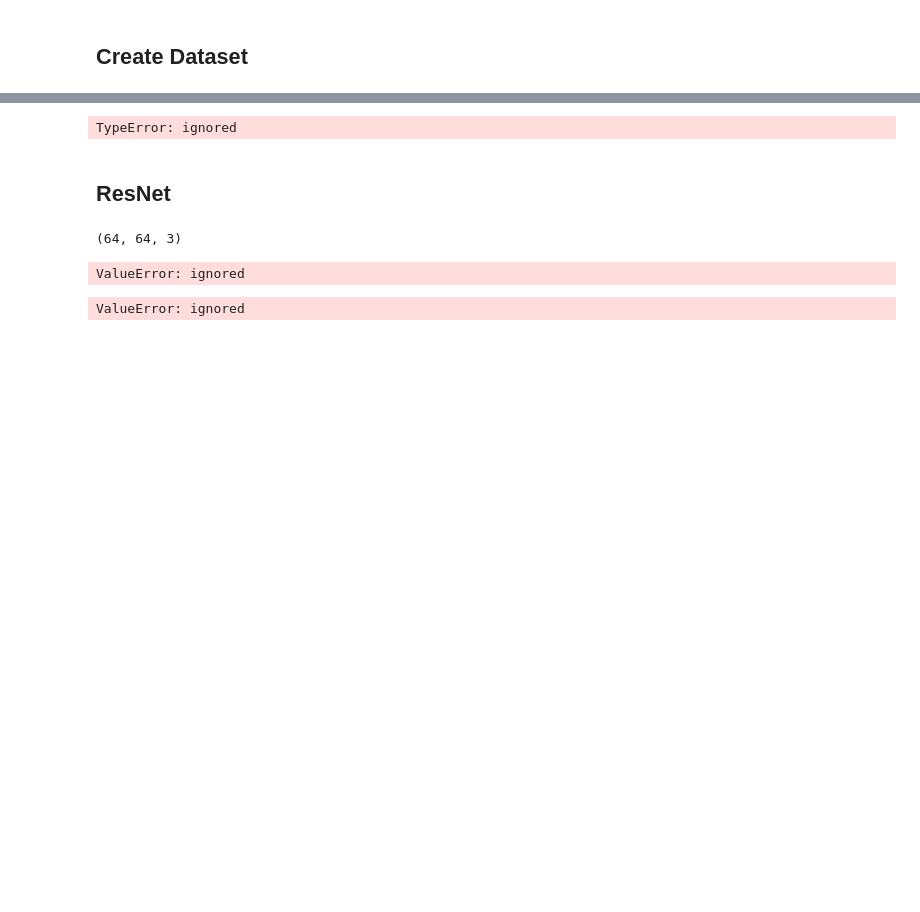
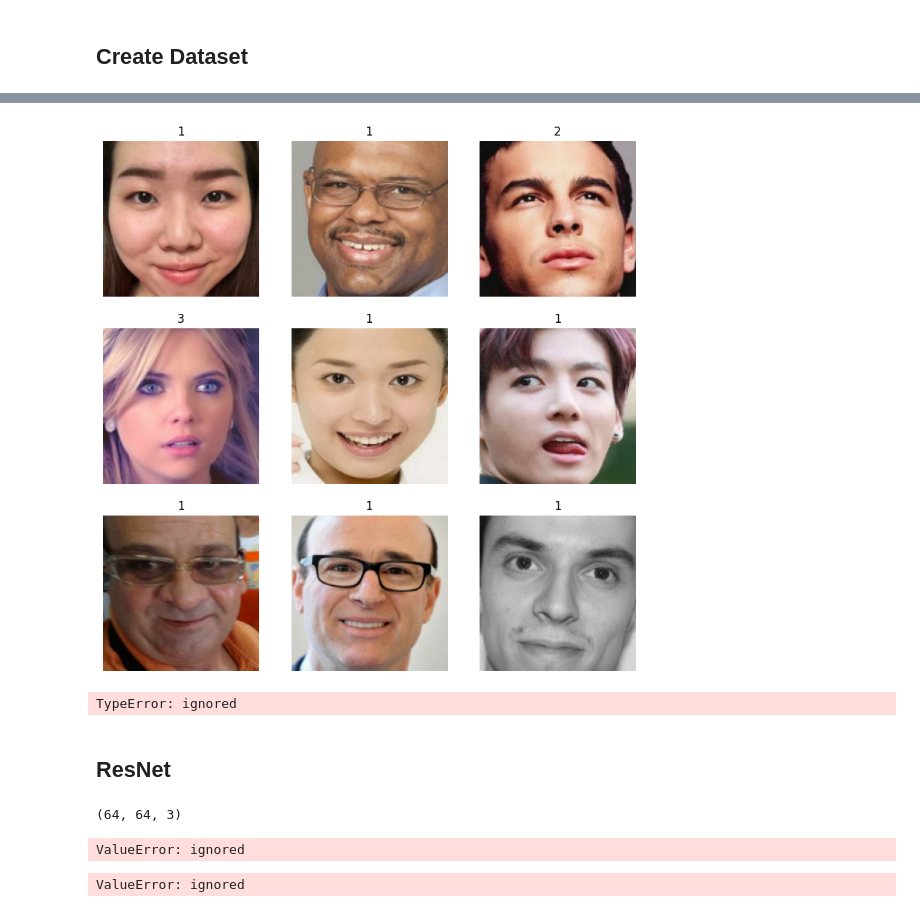
Before and after one commit to DennisR96/Emotion_Classifier, a Jupyter notebook: Emotion_Classifier.ipynb, the cells around one changed output, grey strips where cells are left out. Cells and saved outputs as stored; diff of their text form; code cells hidden in the pictures; blank space fills up the shorter version.

```diff
--- a/Emotion_Classifier.ipynb
+++ b/Emotion_Classifier.ipynb
@@ -83,2 +86,26 @@ To: /content/Emotion_Classifier/dataset/AffectNet.zip
 # %% [markdown]
 ## Create Dataset
+# %%
+image_size = (224, 224)
+batch_size = 128
+
+# Define a function to one-hot encode the integer labels
+def preprocess_labels(images, labels):
+    num_classes = 8  # Assuming you have 8 classes
+    return images, tf.one_hot(labels, num_classes)
+
+train_ds = tf.keras.utils.image_dataset_from_directory(
+    "dataset/AffectNet_ordered/train_set_ordered",
+    seed=1337,
+    image_size=image_size,
+    batch_size=batch_size,
+)
+train_ds = train_ds.map(preprocess_labels)
+
+
+val_ds = tf.keras.utils.image_dataset_from_directory(
+    "dataset/AffectNet_ordered/val_set_ordered",
+    seed=1337,
+    image_size=image_size,
+    batch_size=batch_size,
+)
@@ -84,0 +115,4 @@ To: /content/Emotion_Classifier/dataset/AffectNet.zip
+# %%
+# Prefetching samples in GPU memory helps maximize GPU utilization.
+train_ds = train_ds.prefetch(tf.data.AUTOTUNE)
+val_ds = val_ds.prefetch(tf.data.AUTOTUNE)
@@ -85,3 +224,15 @@ To: /content/Emotion_Classifier/dataset/AffectNet.zip
+# %%
+import matplotlib.pyplot as plt
+
+plt.figure(figsize=(10, 10))
+for images, labels in train_ds.take(1):
+    for i in range(9):
+        ax = plt.subplot(3, 3, i + 1)
+        plt.imshow(images[i].numpy().astype("uint8"))
+        plt.title(int(labels[i]))
+        plt.axis("off")
+# %% [output]
+[figure, added]
 # %%
 Train_CSV = pd.read_csv("dataset/AffectNet/AffectNet_Train.csv")
 Val_CSV = pd.read_csv("dataset/AffectNet/AffectNet_VAL.csv")
```
Also changed, not shown: parts of 9 cells of this notebook.
